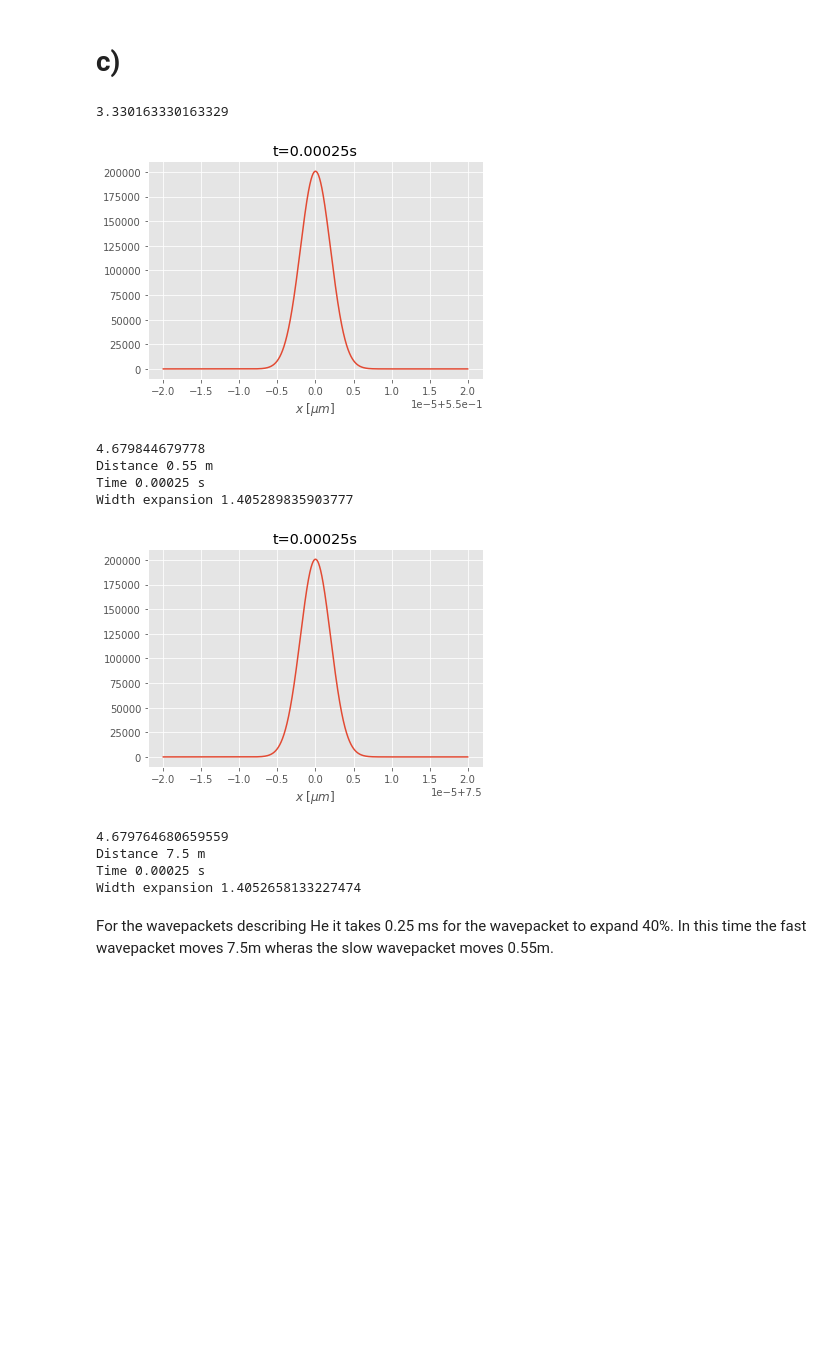
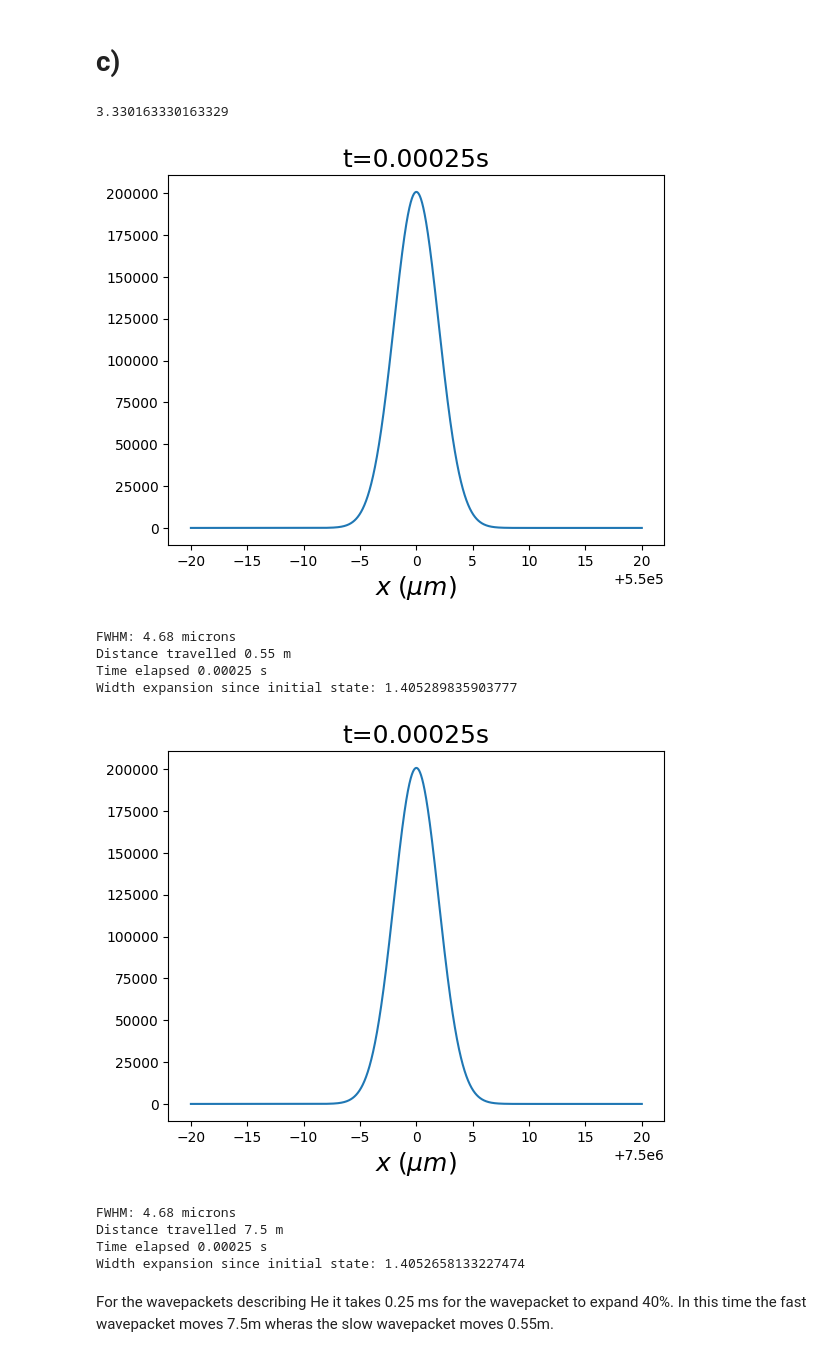
Before and after one commit to eirikama/qm, a Jupyter notebook: wavepacket_travelling.ipynb, the cells around one changed output. Drawn from its saved outputs; the diff is of its cells as text; code cells hidden in the pictures; blank space fills up the shorter version.

```diff
--- a/wavepacket_travelling.ipynb
+++ b/wavepacket_travelling.ipynb
@@ -5,7 +5,7 @@
 import numpy as np
 import matplotlib.pyplot as plt
 
-plt.style.use("ggplot")
+plt.style.use("default")
 # %%
 # Physical constants
 hbar = 6.63*10**(-34) / ( 2*np.pi )     # Reduced Planck's constant [Js]
@@ -40,3 +40,9 @@ def trap(f, h):
     return intgr
 # %% [markdown]
 # a)
+# %%
+def fwhm(x, f):
+    hm = np.max(f)/2
+    maxarg = np.argmax(f)
+    s = np.argmin(np.abs(hm - f))
+    return 2*np.abs(np.abs(x[maxarg]) - np.abs(x[s]))
@@ -121,58 +185,58 @@ v_1 = 2.2 * 10**(3)
 v_2 = 30 * 10**(3)
 
 # Distance to screen in He double-slit experiment [m]
 L = 1.95
 
 # Initial wavepacket
 t_1 = 0
 x = np.linspace(-10*sigma, 10*sigma, 1000000)
 psi_1 = psi(x, t_1, v_1, m_helium, sigma)
 # plt.plot(x * 10**(6), np.abs(psi_1)**2)
 # plt.xlabel(r"$ x \; [\mu m]$")
 # plt.title(f"t={t_1}s")
 # plt.show()
 width_initial = fwhm(x, np.abs(psi_1)**2) * 10**(6)
 print(width_initial)
 
 t_2  = 0.00025
 
 # Wavepacket at t_2 [slow]
 x = np.linspace(-10*sigma + v_1*t_2, 10*sigma + v_1*t_2, 1000000)
 psi_1 = psi(x, t_2, v_1, m_helium, sigma)
-plt.plot(x, np.abs(psi_1)**2)
-plt.xlabel(r"$ x \; [\mu m]$")
-plt.title(f"t={t_2}s")
+plt.plot(x* 10**(6), np.abs(psi_1)**2)
+plt.xlabel(r"$ x \; (\mu m)$", fontsize=18)
+plt.title(f"t={t_2}s", fontsize=18)
 plt.show()
 width_1 = fwhm(x, np.abs(psi_1)**2) * 10**(6)
-print(width_1)
-print(f"Distance {v_1*t_2} m")
-print(f"Time {t_2} s")
-print(f"Width expansion {width_1 / width_initial}")
+print(f"FWHM: {width_1:.2f} microns")
+print(f"Distance travelled {v_1*t_2} m")
+print(f"Time elapsed {t_2} s")
+print(f"Width expansion since initial state: {width_1 / width_initial}")
 
 # Wavepacket at t_2 [fast]
 x = np.linspace(-10*sigma + v_2*t_2, 10*sigma + v_2*t_2, 1000000)
-psi_1 = psi(x, t_2, v_2, m_helium, sigma)
-plt.plot(x, np.abs(psi_1)**2)
-plt.xlabel(r"$ x \; [\mu m]$")
-plt.title(f"t={t_2}s")
+psi_1 = psi(x , t_2, v_2, m_helium, sigma)
+plt.plot(x* 10**(6), np.abs(psi_1)**2)
+plt.xlabel(r"$ x \; (\mu m)$", fontsize=18)
+plt.title(f"t={t_2}s", fontsize=18)
 plt.show()
 width_2 = fwhm(x, np.abs(psi_1)**2) * 10**(6)
-print(width_2)
-print(f"Distance {v_2*t_2} m")
-print(f"Time {t_2} s")
-print(f"Width expansion {width_2 / width_initial}")
+print(f"FWHM: {width_2:.2f} microns")
+print(f"Distance travelled {v_2*t_2} m")
+print(f"Time elapsed {t_2} s")
+print(f"Width expansion since initial state: {width_2 / width_initial}")
 # %% [output]
 3.330163330163329
-[figure, old version]
+[figure, new version]
-4.679844679778
-Distance 0.55 m
-Time 0.00025 s
-Width expansion 1.405289835903777
+FWHM: 4.68 microns
+Distance travelled 0.55 m
+Time elapsed 0.00025 s
+Width expansion since initial state: 1.405289835903777
-[figure, old version]
+[figure, new version]
-4.679764680659559
-Distance 7.5 m
-Time 0.00025 s
-Width expansion 1.4052658133227474
+FWHM: 4.68 microns
+Distance travelled 7.5 m
+Time elapsed 0.00025 s
+Width expansion since initial state: 1.4052658133227474
 # %% [markdown]
 For the wavepackets describing He it takes 0.25 ms for the wavepacket to expand 40\%. In this time the fast wavepacket moves 7.5m wheras the slow wavepacket moves 0.55m.
 # %% [markdown]
```
Also changed, not shown: parts of 16 cells of this notebook, 1 other file.
